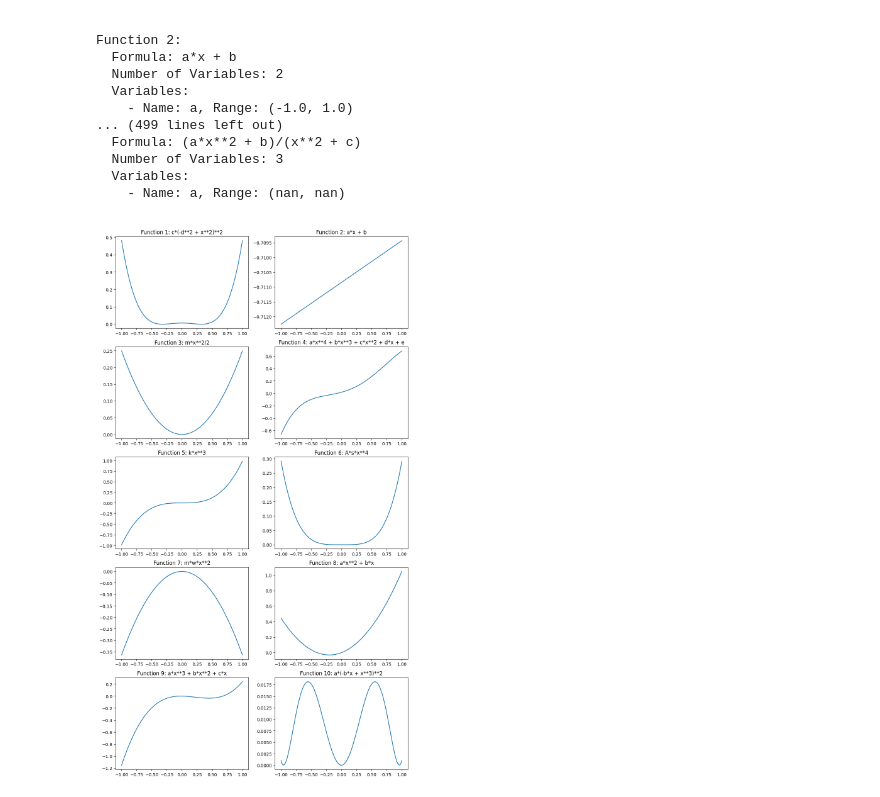
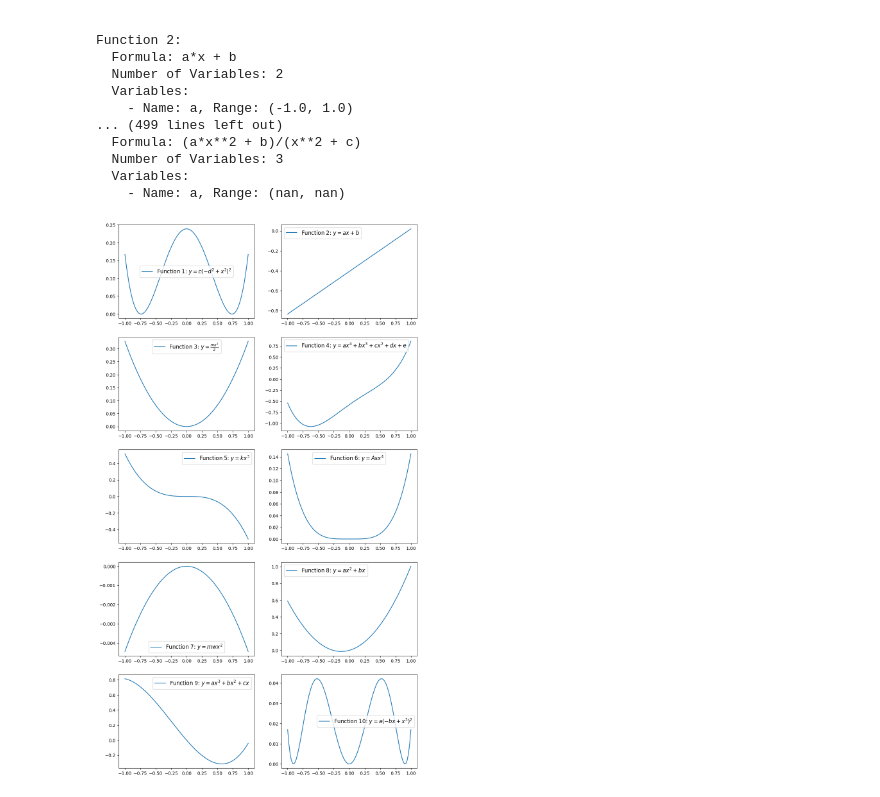
Before and after one commit to ctsai64/FunctionSelection, a Jupyter notebook: data_generation2.ipynb, the cells around one changed output. Drawn from its saved outputs; the diff is of its cells as text; code cells hidden in the pictures.

```diff
--- a/data_generation2.ipynb
+++ b/data_generation2.ipynb
@@ -139,12 +139,30 @@ torch.save({
     'full_params': full_params,
     'num_params': num_params
 }, 'hold_data3.pth')
+# %%
+from sympy import latex
+
+hold1 = torch.load('hold_data1.pth')
+hold2 = torch.load('hold_data2.pth')
+hold3 = torch.load('hold_data3.pth')
+
+x_values = hold1['x_values'].to(device)
+y_values = hold1['y_values'].flatten(0,1).to(device)
+target_funcs = hold1['target_funcs'].to(device)
+formulas = hold2['formulas']
+symbols = hold2['symbols']
+params = hold3['param_values'].flatten(0,1).to(device)
+num_params = hold3['num_params'].to(device)
+full_params = hold3['full_params'].to(device)
+num_funcs = 10
+sample_size = 10000
 # %%
 fig, axes = plt.subplots((num_funcs+1)//2, 2, figsize=(12, 4*(num_funcs+1)//2))
 axes = axes.flatten()
 
 for f in range(num_funcs):
-    axes[f].plot(x_values.cpu().numpy(), y_values[f, 0].cpu().numpy())
-    axes[f].set_title(f"\nFunction {f+1}: {formulas[f]}")
+    #axes[f].plot(x_values.cpu().numpy(), y_values[f, 0].cpu().numpy())
+    axes[f].plot(x_values.cpu().numpy(), y_values[sample_size*f].cpu().numpy(), label=f"Function {f+1}: $y = {latex(formulas[f])}$")
+    axes[f].legend(fontsize=12)
 # %% [output]
-[figure, old version]
+[figure, new version]
```
